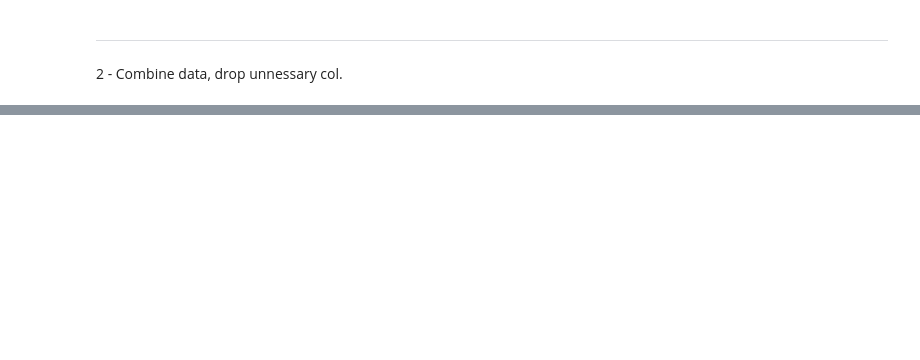
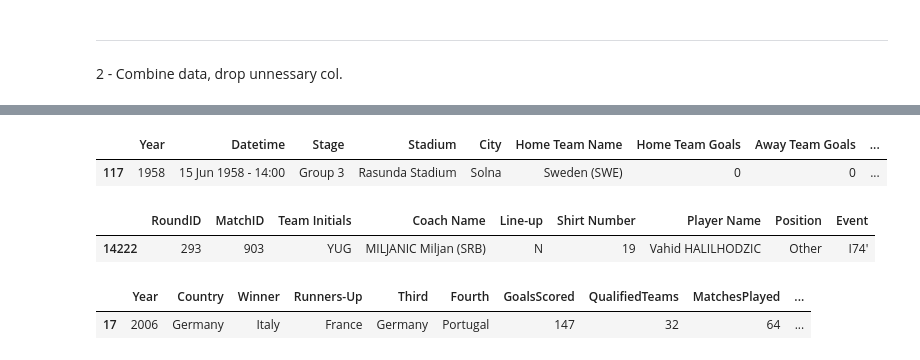
Before and after one commit to natuan310/w3-Data-Analysis-WorldCup-Dataset, a Jupyter notebook: Tee.ipynb, the cells around one changed output, grey strips where cells are left out. Cells and saved outputs as stored; diff of their text form; code cells hidden in the pictures; blank space fills up the shorter version.

Commit message:
Data Clean using Colaboratory

```diff
--- a/Tee.ipynb
+++ b/Tee.ipynb
@@ -346,0 +394,10 @@ array(['France (FRA)', 'USA (USA)', 'Yugoslavia (YUG)', 'Romania (ROU)',
+# %%
+mch.sample(1)
+# %% [output]
+|  | Year | Datetime | Stage | Stadium | City | Home Team Name | Home Team Goals | Away Team Goals | ... |
+| 117 | 1958 | 15 Jun 1958 - 14:00 | Group 3 | Rasunda Stadium | Solna | Sweden (SWE) | 0 | 0 | ... |
+# %%
+pls.sample(1)
+# %% [output]
+|  | RoundID | MatchID | Team Initials | Coach Name | Line-up | Shirt Number | Player Name | Position | Event |
+| 14222 | 293 | 903 | YUG | MILJANIC Miljan (SRB) | N | 19 | Vahid HALILHODZIC | Other | I74' |
@@ -346,0 +406,6 @@ array(['France (FRA)', 'USA (USA)', 'Yugoslavia (YUG)', 'Romania (ROU)',
+# %%
+# Data after cleaned
+wc.sample(1)
+# %% [output]
+|  | Year | Country | Winner | Runners-Up | Third | Fourth | GoalsScored | QualifiedTeams | MatchesPlayed | ... |
+| 17 | 2006 | Germany | Italy | France | Germany | Portugal | 147 | 32 | 64 | ... |
```
Also changed, not shown: parts of 10 cells of this notebook.
